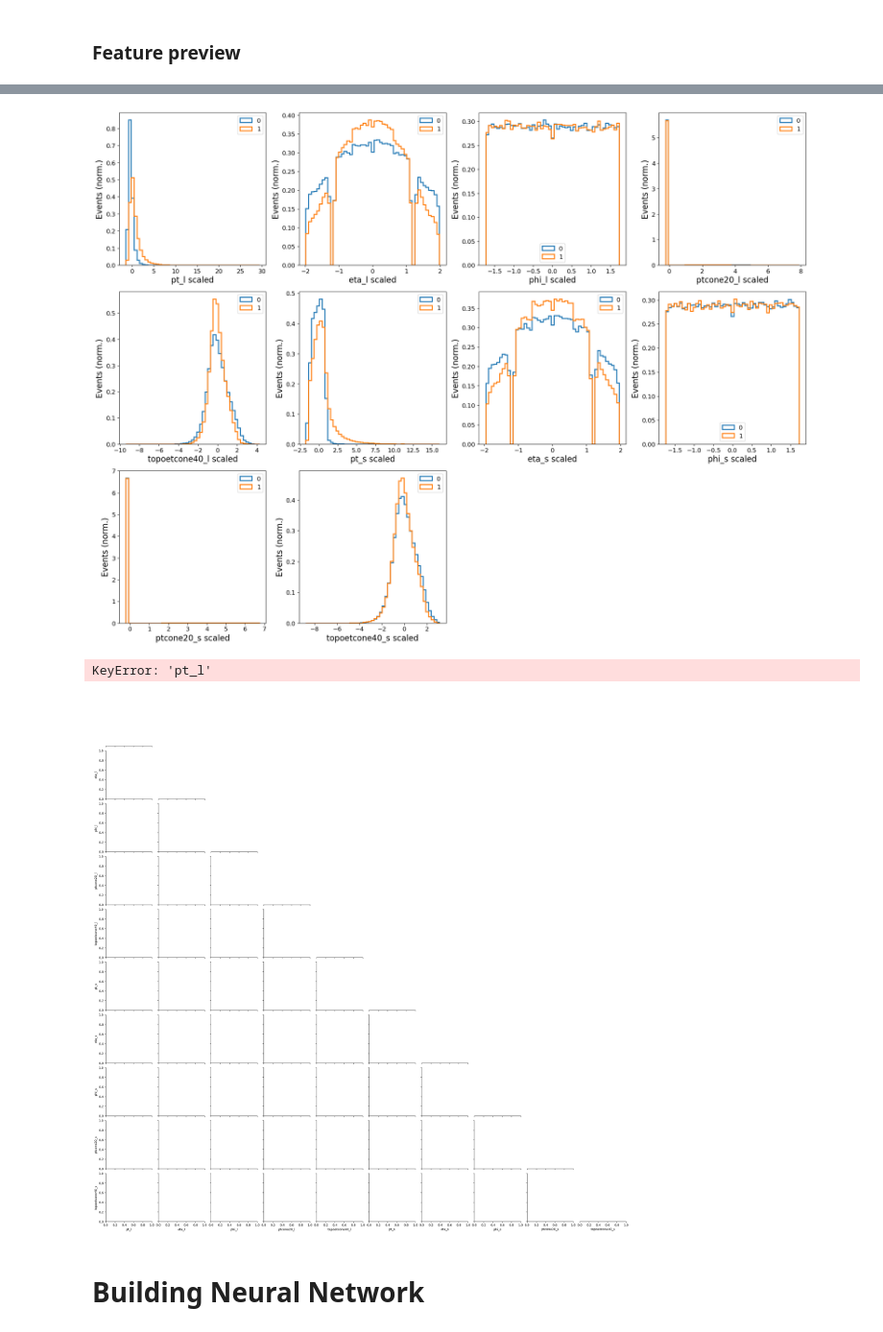
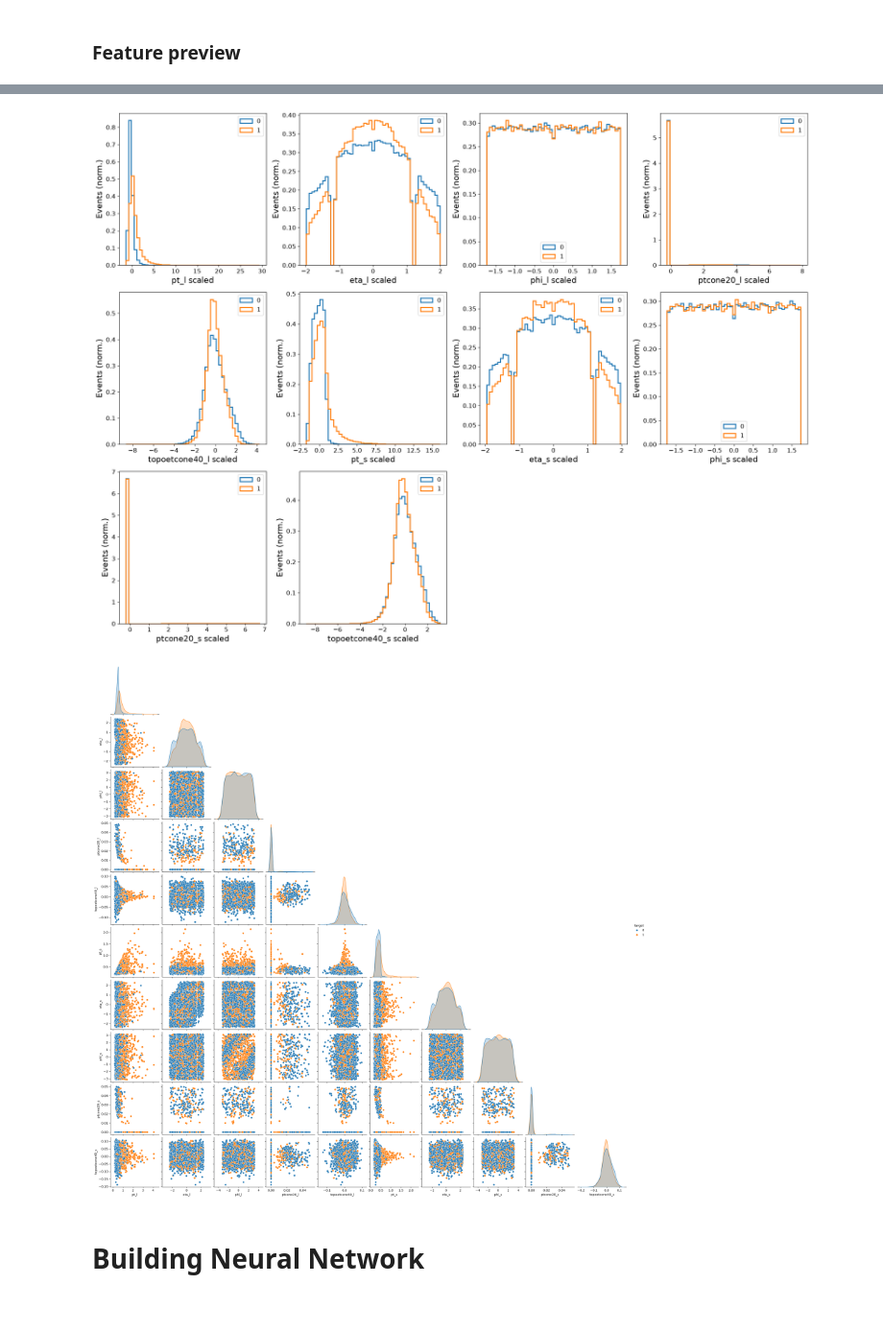
Before and after one commit to alessandrofoglizzo/DAML_project, a Jupyter notebook: Hgammagamma.ipynb, the cells around one changed output, grey strips where cells are left out. Shown at 96% size. Drawn from its saved outputs; the diff is of its cells as text; code cells hidden in the pictures.

```diff
--- a/Hgammagamma.ipynb
+++ b/Hgammagamma.ipynb
@@ -374,9 +374,11 @@ def get_train_test_datasets(array):
     w_train = ak.to_numpy(array.event_weight[train_idx]).astype(np.float32)
     w_test = ak.to_numpy(array.event_weight[test_idx]).astype(np.float32)
 
-    return X_train_scaled, y_train, X_test_scaled, y_test, w_train, w_test, means, std_devs
+    mass_test = ak.to_numpy(array["photon_invariant_mass", test_idx]).astype(np.float32)
+
+    return X_train_scaled, y_train, X_test_scaled, y_test, w_train, w_test, means, std_devs, mass_test
 # %%
-X_train, y_train, X_test , y_test, w_train, w_test, means, std_devs  = get_train_test_datasets(mc_final)
+X_train, y_train, X_test , y_test, w_train, w_test, means, std_devs, mass_test  = get_train_test_datasets(mc_final)
 # %% [markdown]
 Now the dataset is ready!
 
@@ -418,7 +420,7 @@ def build_dataset(array, means=None, std_devs=None):
     array_filtered = array_sorted[(array_sorted["photon_invariant_mass"] > mass_inflimit) & (array_sorted["photon_invariant_mass"] < mass_suplimit)]
 
     # 4) Add event weight
-    array_filtered["event_weight"] = array_filtered["xsec"] * lumi * array_filtered["kfac"] * array__filtered["filteff"] * array_filtered["mcWeight"] / array_filtered["sum_of_weights"]
+    array_filtered["event_weight"] = array_filtered["xsec"] * lumi * array_filtered["kfac"] * array_filtered["filteff"] * array_filtered["mcWeight"] / array_filtered["sum_of_weights"]
 
     # 5) Shuffle elements of array
     shuffled_idx = np.random.permutation(len(array_filtered))
@@ -445,7 +447,7 @@ def build_dataset(array, means=None, std_devs=None):
             return X_scaled
 # %%
 # get arrays for training and test
-X_train, y_train, X_test , y_test, w_train, w_test, means, std_devs = build_dataset(mc_awk)
+X_train, y_train, X_test , y_test, w_train, w_test, means, std_devs, mass_test = build_dataset(mc_awk)
 # %% [markdown]
 ### Feature preview
 # %%
@@ -497,17 +499,16 @@ for ix, ax in enumerate(axs):
 plt.tight_layout()
 plt.show()
 # %% [output]
-[figure, old version]
+[figure, new version]
 # %%
-df = ak.to_dataframe(X_vector)
-df["target"] = ak.to_dataframe(mc_final.label)
+df = ak.to_dataframe(mc_X_tot)
+df["target"] = ak.to_numpy(mc_final.label)
 df["target"] = df["target"].astype("category")
 
-sns.pairplot(df[:1000], hue="target", vars=feature_names, corner=True)
+sns.pairplot(df.sample(5000, random_state=42), hue="target", vars=feature_names, corner=True, diag_kind="kde", diag_kws={"common_norm": False})
 plt.show()
 # %% [output]
-KeyError: 'pt_l'
-[figure, old version]
+[figure, new version]
 # %% [markdown]
 # Building Neural Network
 # %% [markdown]
```
Also changed, not shown: parts of 8 cells of this notebook.
